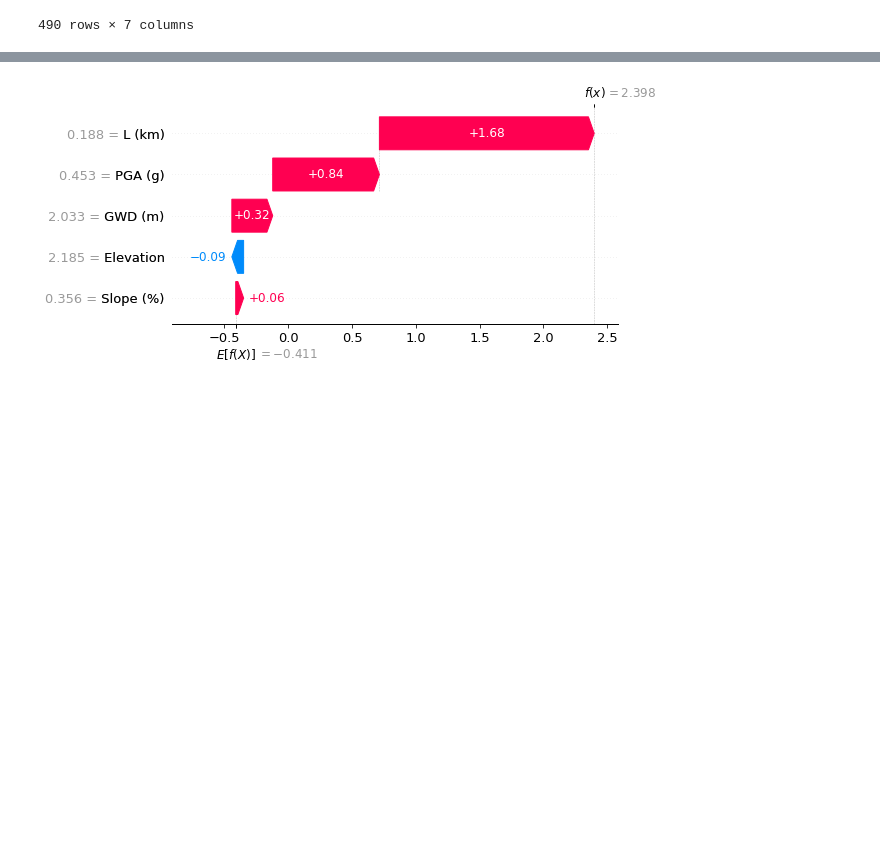
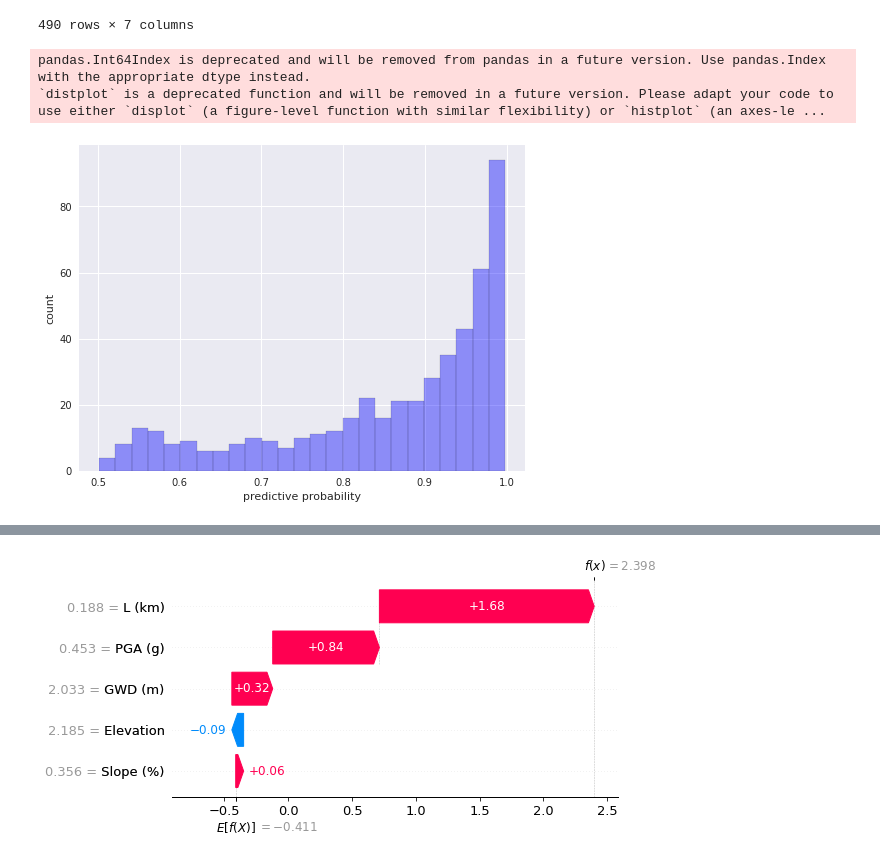
Before and after one commit to geoelements/xai-lateral-spreading, a Jupyter notebook: shap-explainer.ipynb, the cells around one changed output, grey strips where cells are left out. Saved outputs shown, nothing was run; the diff lists cells and outputs as text; code cells hidden in the pictures; blank space fills up the shorter version.

Commit message:
Predictive probability

```diff
--- a/shap-explainer.ipynb
+++ b/shap-explainer.ipynb
@@ -265,6 +271,20 @@ tp
 | 3369 | 1.363289 | 3.330142 | 1.090190 | 0.243576 | 0.462743 | 1 | 0 |
 | 5304 | 2.634882 | 5.032107 | 1.850477 | 0.239287 | 0.386696 | 1 | 0 |
 490 rows × 7 columns
+# %%
+# Prediction probability
+prob = model.predict_proba(X_true_pos)
+with plt.style.context(('ggplot', 'seaborn')):
+    plt.figure(figsize=(8,6))
+    sns.distplot(prob[:,1], hist=True, kde=False,
+             bins=int(25), color = 'blue',
+             hist_kws={'edgecolor':'black'})
+    plt.xlabel('predictive probability')
+    plt.ylabel('count')
+# %% [output]
+pandas.Int64Index is deprecated and will be removed from pandas in a future version. Use pandas.Index with the appropriate dtype instead.
+`distplot` is a deprecated function and will be removed in a future version. Please adapt your code to use either `displot` (a figure-level function with similar flexibility) or `histplot` (an axes-le ...
+[figure, added]
 # %%
 # SHAP values of false positive dataset
 tp_shap_values = explainer(X_true_pos)
```
Also changed, not shown: parts of 24 cells of this notebook.
